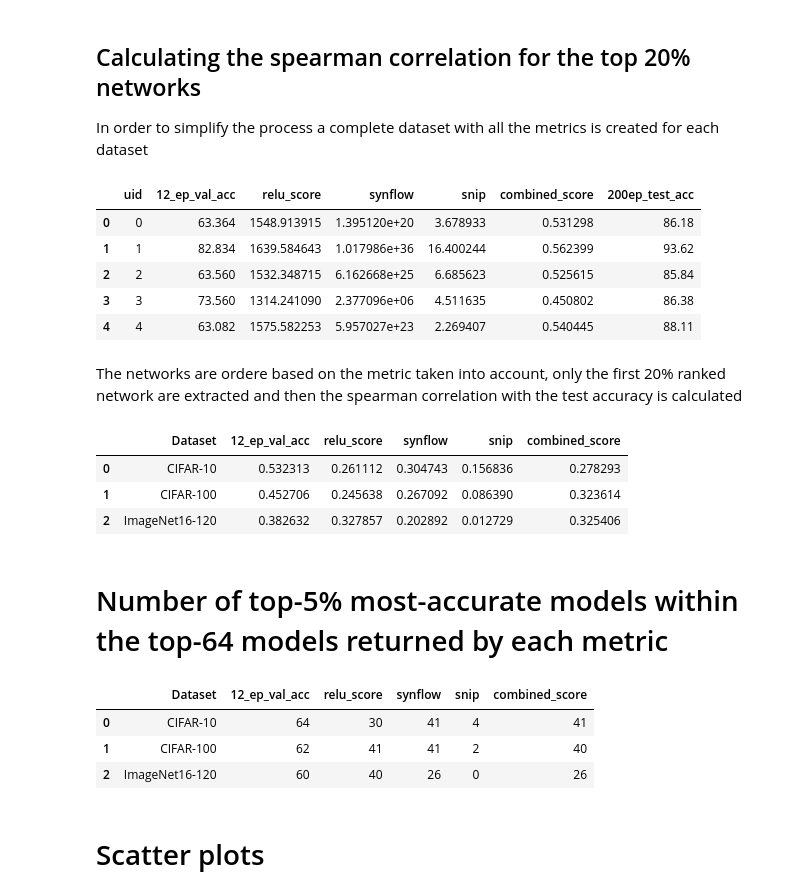
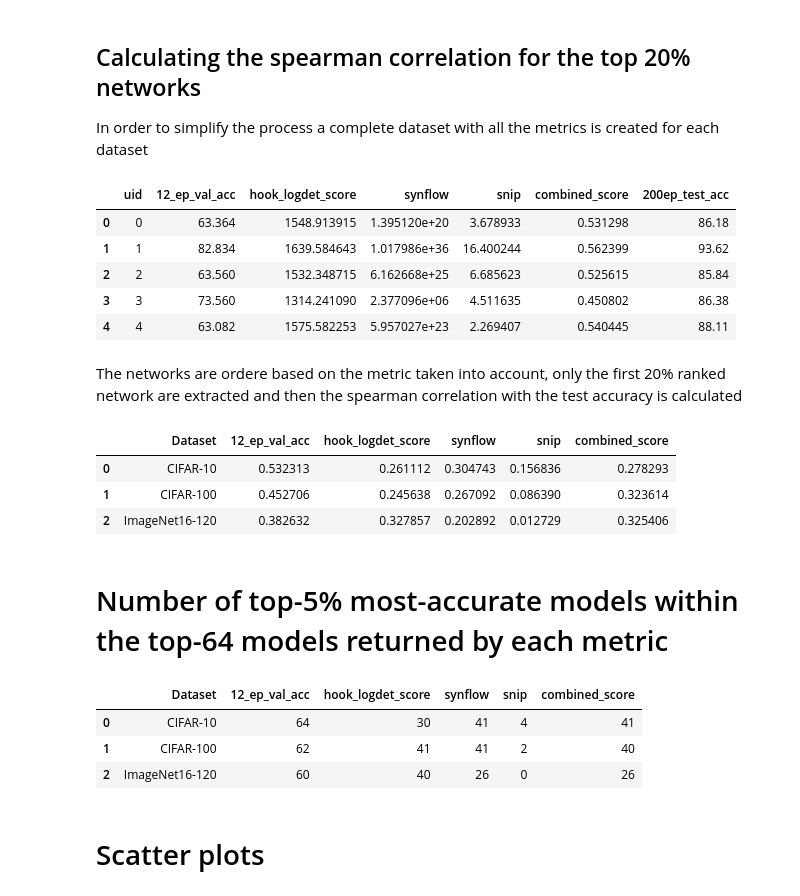
Before and after one commit to BigfriendP/zero_cost_NAS, a Jupyter notebook: Result_analysis.ipynb, the cells around one changed output. Drawn from its saved outputs; the diff is of its cells as text; code cells hidden in the pictures.

```diff
--- a/Result_analysis.ipynb
+++ b/Result_analysis.ipynb
@@ -26,21 +28,21 @@ Resolving deltas: 100% (47/47), done.
 # %%
 # importing cifar10 scores
 cifar10_12ep_val = pd.read_csv('results/cifar10/val12/cifar10-val12.csv')
-cifar10_relu_csv = pd.read_csv('results/cifar10/hook_logdet/cifar10-hook_logdet.csv')
+cifar10_hook_logdet_csv = pd.read_csv('results/cifar10/hook_logdet/cifar10-hook_logdet.csv')
 cifar10_synflow_csv = pd.read_csv('results/cifar10/synflow/cifar10-synflow.csv')
 cifar10_snip_csv = pd.read_csv('results/cifar10/snip/cifar10-snip.csv')
 cifar10_combined_csv = pd.read_csv('results/cifar10/combined/cifar10-combined.csv')
 
 # importing cifar100 scores
 cifar100_12ep_val = pd.read_csv('results/cifar100/val12/cifar100-val12.csv')
-cifar100_relu_csv = pd.read_csv('results/cifar100/hook_logdet/cifar100-hook_logdet.csv')
+cifar100_hook_logdet_csv = pd.read_csv('results/cifar100/hook_logdet/cifar100-hook_logdet.csv')
 cifar100_synflow_csv = pd.read_csv('results/cifar100/synflow/cifar100-synflow.csv')
 cifar100_snip_csv = pd.read_csv('results/cifar100/snip/cifar100-snip.csv')
 cifar100_combined_csv = pd.read_csv('results/cifar100/combined/cifar100-combined.csv')
 
 # importing imagenet scores
 imagenet_12ep_val = pd.read_csv('results/ImageNet16-120/val12/ImageNet16-120-val12.csv')
-imagenet_relu_csv = pd.read_csv('results/ImageNet16-120/hook_logdet/ImageNet16-120-hook_logdet.csv')
+imagenet_hook_logdet_csv = pd.read_csv('results/ImageNet16-120/hook_logdet/ImageNet16-120-hook_logdet.csv')
 imagenet_synflow_csv = pd.read_csv('results/ImageNet16-120/synflow/ImageNet16-120-synflow.csv')
 imagenet_snip_csv = pd.read_csv('results/ImageNet16-120/snip/ImageNet16-120-snip.csv')
 imagenet_combined_csv = pd.read_csv('results/ImageNet16-120/combined/ImageNet16-120-combined.csv')
@@ -97,24 +99,24 @@ sp_df
 In order to simplify the process a complete dataset with all the metrics is created for each dataset
 # %%
 # cifar10 dataframe complete data
-cifar10_dic = {'uid' : cifar10_12ep_val['uid'], '12_ep_val_acc' : cifar10_12ep_val['valid_accuracy_12_epochs'], 'relu_score' : cifar10_relu_csv['score'],
+cifar10_dic = {'uid' : cifar10_12ep_val['uid'], '12_ep_val_acc' : cifar10_12ep_val['valid_accuracy_12_epochs'], 'hook_logdet_score' : cifar10_hook_logdet_csv['score'],
                'synflow' : cifar10_synflow_csv['synflow'], 'snip' : cifar10_snip_csv['snip'], 'combined_score' : cifar10_combined_csv['combined_score'], '200ep_test_acc' : cifar10_test_acc['accuracy']}
 cifar10_df = pd.DataFrame(data = cifar10_dic)
 
 # cifar100 dataframe complete data
-cifar100_dic = {'uid' : cifar100_12ep_val['uid'], '12_ep_val_acc' : cifar100_12ep_val['valid_accuracy_12_epochs'], 'relu_score' : cifar100_relu_csv['score'],
+cifar100_dic = {'uid' : cifar100_12ep_val['uid'], '12_ep_val_acc' : cifar100_12ep_val['valid_accuracy_12_epochs'], 'hook_logdet_score' : cifar100_hook_logdet_csv['score'],
                'synflow' : cifar100_synflow_csv['synflow'], 'snip' : cifar100_snip_csv['snip'], 'combined_score' : cifar100_combined_csv['combined_score'], '200ep_test_acc' : cifar100_test_acc['accuracy']}
 cifar100_df = pd.DataFrame(data = cifar100_dic)
 
 # ImageNet dataframe complete data
-imagenet_dic = {'uid' : imagenet_12ep_val['uid'], '12_ep_val_acc' : imagenet_12ep_val['valid_accuracy_12_epochs'], 'relu_score' : imagenet_relu_csv['score'],
+imagenet_dic = {'uid' : imagenet_12ep_val['uid'], '12_ep_val_acc' : imagenet_12ep_val['valid_accuracy_12_epochs'], 'hook_logdet_score' : imagenet_hook_logdet_csv['score'],
                'synflow' : imagenet_synflow_csv['synflow'], 'snip' : imagenet_snip_csv['snip'], 'combined_score' : imagenet_combined_csv['combined_score'], '200ep_test_acc' : imagenet_test_acc['accuracy']}
 imagenet_df = pd.DataFrame(data = imagenet_dic)
 # %%
 # structure of the obtained complete dataframes (cifar100_df, imagenet_df have the same structure )
 cifar10_df.head()
 # %% [output]
-|  | uid | 12_ep_val_acc | relu_score | synflow | snip | combined_score | 200ep_test_acc |
+|  | uid | 12_ep_val_acc | hook_logdet_score | synflow | snip | combined_score | 200ep_test_acc |
 | 0 | 0 | 63.364 | 1548.913915 | 1.395120e+20 | 3.678933 | 0.531298 | 86.18 |
 | 1 | 1 | 82.834 | 1639.584643 | 1.017986e+36 | 16.400244 | 0.562399 | 93.62 |
 | 2 | 2 | 63.560 | 1532.348715 | 6.162668e+25 | 6.685623 | 0.525615 | 85.84 |
@@ -130,9 +132,9 @@ perc = .2
 cifar10_df.sort_values(by=['12_ep_val_acc'], ascending=False, inplace=True)
 cifar10_top20 = cifar10_df.iloc[:(int)(n_architectures*perc)]
 spearman_val = abs(stats.spearmanr(cifar10_top20['12_ep_val_acc'], cifar10_top20['200ep_test_acc'], nan_policy="omit").correlation)
-cifar10_df.sort_values(by=['relu_score'], ascending=False, inplace=True)
+cifar10_df.sort_values(by=['hook_logdet_score'], ascending=False, inplace=True)
 cifar10_top20 = cifar10_df.iloc[:(int)(n_architectures*perc)]
-spearman_relu = abs(stats.spearmanr(cifar10_top20['relu_score'], cifar10_top20['200ep_test_acc'], nan_policy="omit").correlation)
+spearman_hook_logdet = abs(stats.spearmanr(cifar10_top20['hook_logdet_score'], cifar10_top20['200ep_test_acc'], nan_policy="omit").correlation)
 cifar10_df.sort_values(by=['synflow'], ascending=False, inplace=True)
 cifar10_top20 = cifar10_df.iloc[:(int)(n_architectures*perc)]
 spearman_synflow = abs(stats.spearmanr(cifar10_top20['synflow'], cifar10_top20['200ep_test_acc']).correlation)
@@ -143,15 +145,15 @@ cifar10_df.sort_values(by=['combined_score'], ascending=False, inplace=True)
 cifar10_top20 = cifar10_df.iloc[:(int)(n_architectures*perc)]
 spearman_combined = abs(stats.spearmanr(cifar10_top20['combined_score'], cifar10_top20['200ep_test_acc']).correlation)
 
-sp_cifar10 = [spearman_val, spearman_relu, spearman_synflow, spearman_snip, spearman_combined]
+sp_cifar10 = [spearman_val, spearman_hook_logdet, spearman_synflow, spearman_snip, spearman_combined]
 
 # top20% models (according to each metric) spearman rank correlation for cifar100
 cifar100_df.sort_values(by=['12_ep_val_acc'], ascending=False, inplace=True)
 cifar100_top20 = cifar100_df.iloc[:(int)(n_architectures*perc)]
 spearman_val = abs(stats.spearmanr(cifar100_top20['12_ep_val_acc'], cifar100_top20['200ep_test_acc'], nan_policy="omit").correlation)
-cifar100_df.sort_values(by=['relu_score'], ascending=False, inplace=True)
+cifar100_df.sort_values(by=['hook_logdet_score'], ascending=False, inplace=True)
 cifar100_top20 = cifar10_df.iloc[:(int)(n_architectures*perc)]
-spearman_relu = abs(stats.spearmanr(cifar100_top20['relu_score'], cifar100_top20['200ep_test_acc'], nan_policy="omit").correlation)
+spearman_hook_logdet = abs(stats.spearmanr(cifar100_top20['hook_logdet_score'], cifar100_top20['200ep_test_acc'], nan_policy="omit").correlation)
 cifar100_df.sort_values(by=['synflow'], ascending=False, inplace=True)
 cifar100_top20 = cifar100_df.iloc[:(int)(n_architectures*perc)]
 spearman_synflow = abs(stats.spearmanr(cifar100_top20['synflow'], cifar100_top20['200ep_test_acc']).correlation)
@@ -162,15 +164,15 @@ cifar100_df.sort_values(by=['combined_score'], ascending=False, inplace=True)
 cifar100_top20 = cifar100_df.iloc[:(int)(n_architectures*perc)]
 spearman_combined = abs(stats.spearmanr(cifar100_top20['combined_score'], cifar100_top20['200ep_test_acc']).correlation)
 
-sp_cifar100 = [spearman_val, spearman_relu, spearman_synflow, spearman_snip, spearman_combined]
+sp_cifar100 = [spearman_val, spearman_hook_logdet, spearman_synflow, spearman_snip, spearman_combined]
 
 # top20% models (according to each metric) spearman rank correlation for ImageNet
 imagenet_df.sort_values(by=['12_ep_val_acc'], ascending=False, inplace=True)
 imagenet_top20 = imagenet_df.iloc[:(int)(n_architectures*perc)]
 spearman_val = abs(stats.spearmanr(imagenet_top20['12_ep_val_acc'], imagenet_top20['200ep_test_acc'], nan_policy="omit").correlation)
-imagenet_df.sort_values(by=['relu_score'], ascending=False, inplace=True)
+imagenet_df.sort_values(by=['hook_logdet_score'], ascending=False, inplace=True)
 imagenet_top20 = imagenet_df.iloc[:(int)(n_architectures*perc)]
-spearman_relu = abs(stats.spearmanr(imagenet_top20['relu_score'], imagenet_top20['200ep_test_acc'], nan_policy="omit").correlation)
+spearman_hook_logdet = abs(stats.spearmanr(imagenet_top20['hook_logdet_score'], imagenet_top20['200ep_test_acc'], nan_policy="omit").correlation)
 imagenet_df.sort_values(by=['synflow'], ascending=False, inplace=True)
 imagenet_top20 = imagenet_df.iloc[:(int)(n_architectures*perc)]
 spearman_synflow = abs(stats.spearmanr(imagenet_top20['synflow'], imagenet_top20['200ep_test_acc']).correlation)
@@ -181,23 +183,23 @@ imagenet_df.sort_values(by=['combined_score'], ascending=False, inplace=True)
 imagenet_top20 = imagenet_df.iloc[:(int)(n_architectures*perc)]
 spearman_combined = abs(stats.spearmanr(imagenet_top20['combined_score'], imagenet_top20['200ep_test_acc']).correlation)
 
-sp_imagenet = [spearman_val, spearman_relu, spearman_synflow, spearman_snip, spearman_combined]
+sp_imagenet = [spearman_val, spearman_hook_logdet, spearman_synflow, spearman_snip, spearman_combined]
 
 datasets = [sp_cifar10, sp_cifar100, sp_imagenet]
-sp_val, sp_relu, sp_syn, sp_snip, sp_comb = [], [], [], [], []
+sp_val, sp_hook_logdet, sp_syn, sp_snip, sp_comb = [], [], [], [], []
 for dataset in datasets:
   sp_val.append(dataset[0])
-  sp_relu.append(dataset[1])
+  sp_hook_logdet.append(dataset[1])
   sp_syn.append(dataset[2])
   sp_snip.append(dataset[3])
   sp_comb.append(dataset[4])
 # %%
 # spearman correlation for the top 20% networks
-sp_top20_dic = {'Dataset': ['CIFAR-10', 'CIFAR-100', 'ImageNet16-120'], '12_ep_val_acc': sp_val, 'relu_score': sp_relu, 'synflow': sp_syn, 'snip': sp_snip, 'combined_score': sp_comb}
+sp_top20_dic = {'Dataset': ['CIFAR-10', 'CIFAR-100', 'ImageNet16-120'], '12_ep_val_acc': sp_val, 'hook_logdet_score': sp_hook_logdet, 'synflow': sp_syn, 'snip': sp_snip, 'combined_score': sp_comb}
 sp_top20_df = pd.DataFrame(sp_top20_dic)
 sp_top20_df
 # %% [output]
-|  | Dataset | 12_ep_val_acc | relu_score | synflow | snip | combined_score |
+|  | Dataset | 12_ep_val_acc | hook_logdet_score | synflow | snip | combined_score |
 | 0 | CIFAR-10 | 0.532313 | 0.261112 | 0.304743 | 0.156836 | 0.278293 |
 | 1 | CIFAR-100 | 0.452706 | 0.245638 | 0.267092 | 0.086390 | 0.323614 |
 | 2 | ImageNet16-120 | 0.382632 | 0.327857 | 0.202892 | 0.012729 | 0.325406 |
@@ -280,11 +282,11 @@ for dataset in datasets:
   occ_comb.append(dataset[4])
 # %%
 # Number of top-5% most-accurate models within the top-64 models returned by each metric
-dic_tab = {'Dataset': ['CIFAR-10', 'CIFAR-100', 'ImageNet16-120'], '12_ep_val_acc': occ_12val, 'relu_score': occ_relu, 'synflow': occ_syn, 'snip': occ_snip, 'combined_score': occ_comb}
+dic_tab = {'Dataset': ['CIFAR-10', 'CIFAR-100', 'ImageNet16-120'], '12_ep_val_acc': occ_12val, 'hook_logdet_score': occ_hook_logdet, 'synflow': occ_syn, 'snip': occ_snip, 'combined_score': occ_comb}
 df_count = pd.DataFrame(dic_tab)
 df_count
 # %% [output]
-|  | Dataset | 12_ep_val_acc | relu_score | synflow | snip | combined_score |
+|  | Dataset | 12_ep_val_acc | hook_logdet_score | synflow | snip | combined_score |
 | 0 | CIFAR-10 | 64 | 30 | 41 | 4 | 41 |
 | 1 | CIFAR-100 | 62 | 41 | 41 | 2 | 40 |
 | 2 | ImageNet16-120 | 60 | 40 | 26 | 0 | 26 |
```
Also changed, not shown: parts of 18 cells of this notebook.
